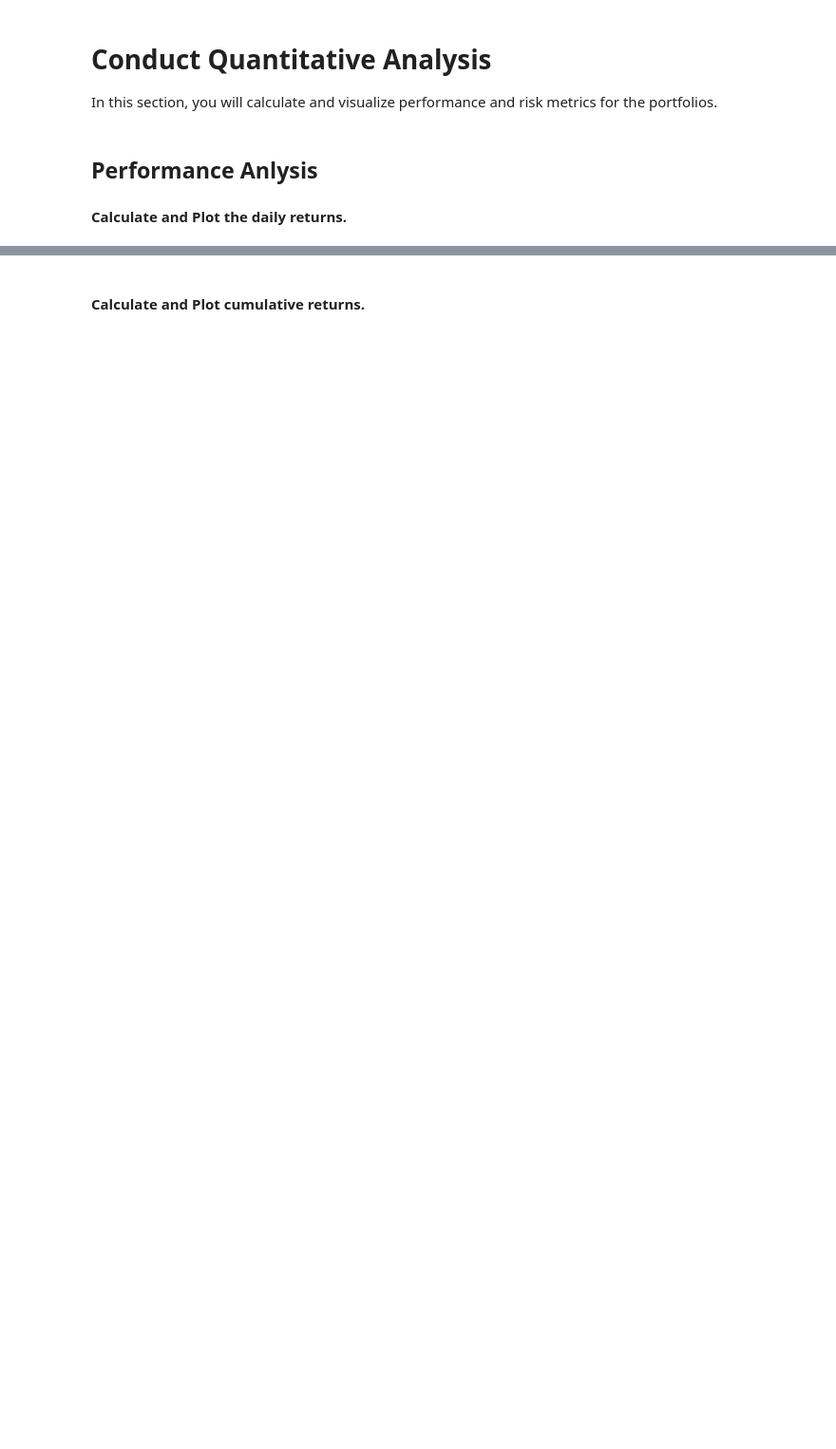
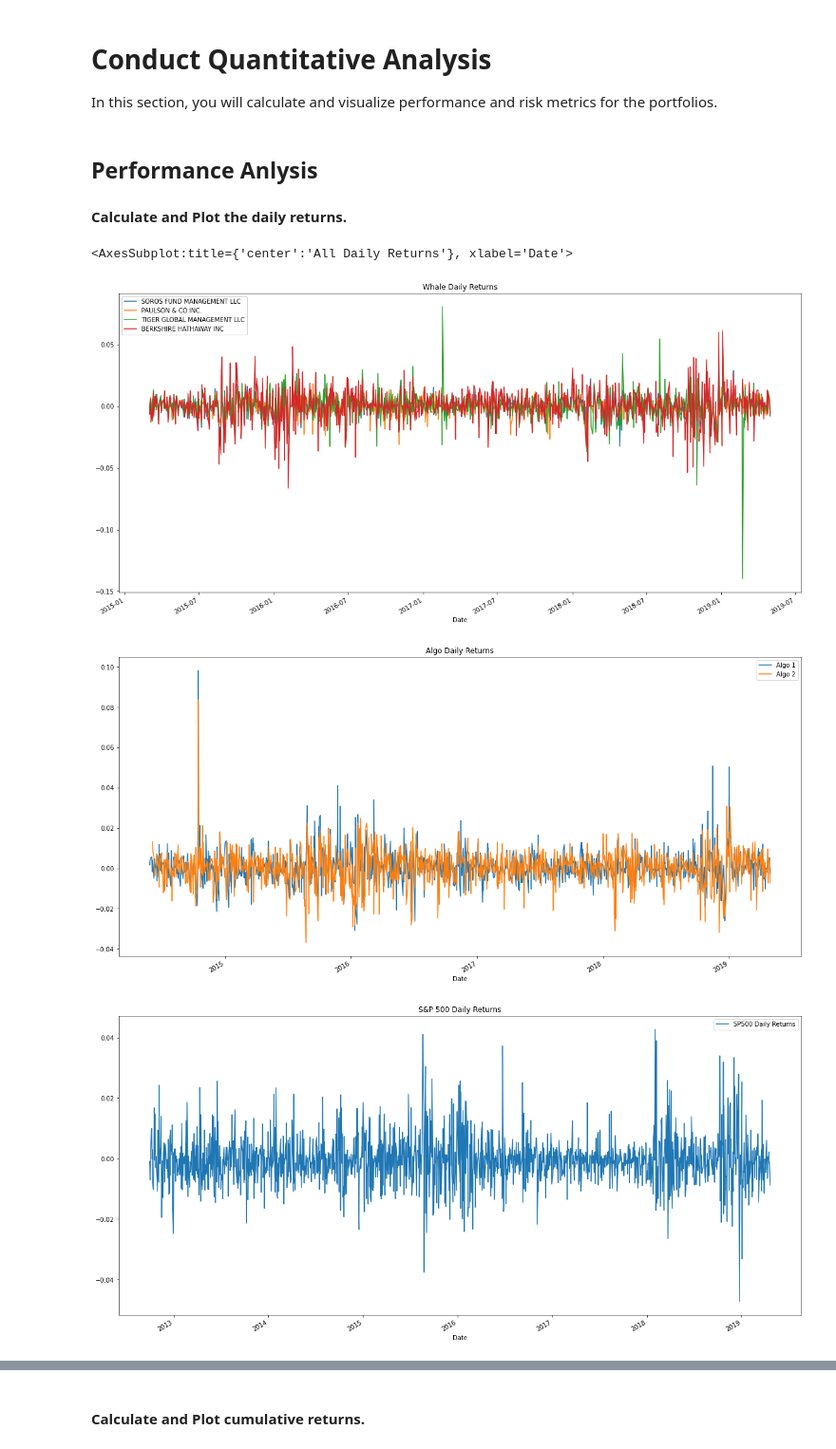
Before and after one commit to Avrpatel/Homework-3-Pandas, a Jupyter notebook: Starter_Code/whale_analysis.ipynb, the cells around one changed output, grey strips where cells are left out. Shown at 95% size. Saved outputs shown, nothing was run; the diff lists cells and outputs as text; code cells hidden in the pictures; blank space fills up the shorter version.

```diff
--- a/Starter_Code/whale_analysis.ipynb
+++ b/Starter_Code/whale_analysis.ipynb
@@ -185,0 +201,12 @@ In this section, you will calculate and visualize performance and risk metrics f
+# %%
+# Plot daily returns of all portfolios
+whale_data.plot(title='Whale Daily Returns',  figsize=(20,10))
+algo_data.plot(title='Algo Daily Returns', figsize=(20,10))
+sp500_daily_returns.plot(title='S&P 500 Daily Returns', figsize=(20,10))
+
+all_returns.plot(title='All Daily Returns', figsize=(20,10))
+# %% [output]
+<AxesSubplot:title={'center':'All Daily Returns'}, xlabel='Date'>
+[figure, added]
+[figure, added]
+[figure, added]
```
Also changed, not shown: parts of 22 cells of this notebook.
